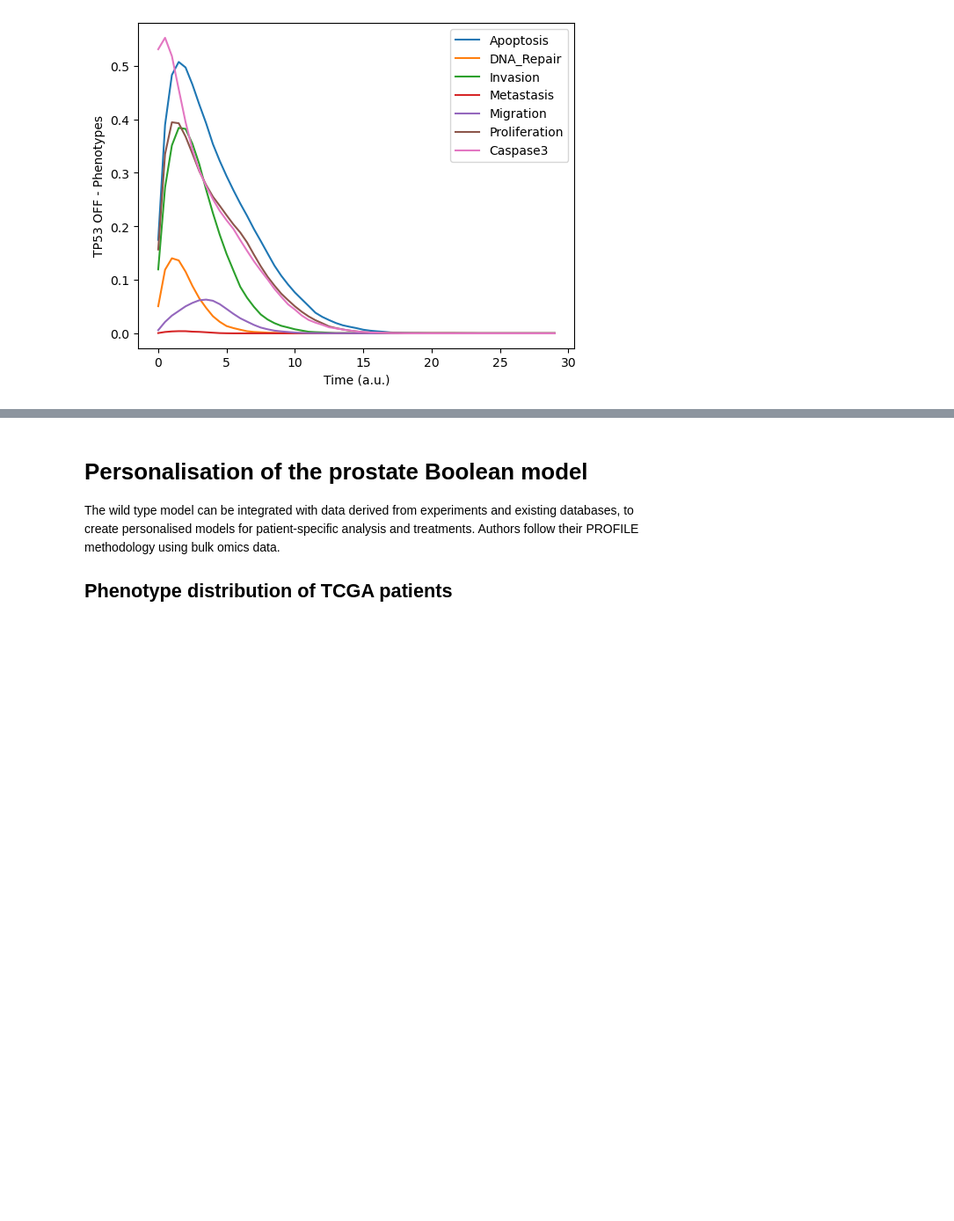
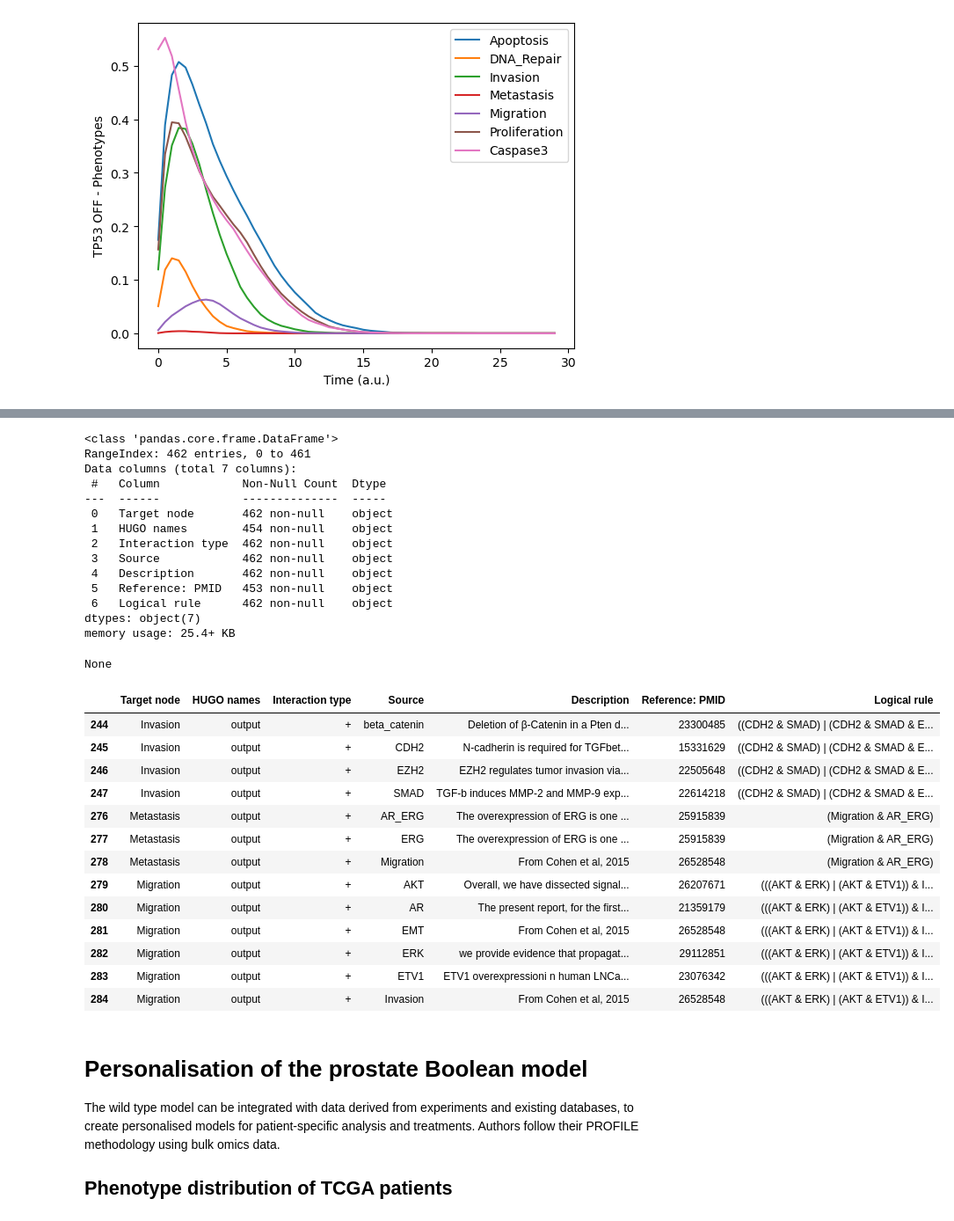
Before and after one commit to mirasac/intrdata, a Jupyter notebook: first/Marco_Casari_first_part.ipynb, the cells around one changed output, grey strips where cells are left out. Shown at 88% size. Drawn from its saved outputs; the diff is of its cells as text; code cells hidden in the pictures; blank space fills up the shorter version.

Commit message:
Complete notebook refactoring
Add notes.
Start experiment with data and parameters.

```diff
--- a/first/Marco_Casari_first_part.ipynb
+++ b/first/Marco_Casari_first_part.ipynb
@@ -487,3 +473,41 @@ plt.savefig("7.pdf")
+# %%
+# MC debug.
+display(df_nodes_interactions.info())
+display(df_nodes_interactions.loc[
+    (df_nodes_interactions["Target node"] == "Metastasis") |
+    (df_nodes_interactions["Target node"] == "Migration") |
+    (df_nodes_interactions["Target node"] == "Invasion")
+])
+# %% [output]
+<class 'pandas.core.frame.DataFrame'>
+RangeIndex: 462 entries, 0 to 461
+Data columns (total 7 columns):
+ #   Column            Non-Null Count  Dtype
+---  ------            --------------  -----
+ 0   Target node       462 non-null    object
+ 1   HUGO names        454 non-null    object
+ 2   Interaction type  462 non-null    object
+ 3   Source            462 non-null    object
+ 4   Description       462 non-null    object
+ 5   Reference: PMID   453 non-null    object
+ 6   Logical rule      462 non-null    object
+dtypes: object(7)
+memory usage: 25.4+ KB
+None
+|  | Target node | HUGO names | Interaction type | Source | Description | Reference: PMID | Logical rule |
+| 244 | Invasion | output | + | beta_catenin | Deletion of β-Catenin in a Pten d... | 23300485 | ((CDH2 & SMAD) | (CDH2 & SMAD & E... |
+| 245 | Invasion | output | + | CDH2 | N-cadherin is required for TGFbet... | 15331629 | ((CDH2 & SMAD) | (CDH2 & SMAD & E... |
+| 246 | Invasion | output | + | EZH2 | EZH2 regulates tumor invasion via... | 22505648 | ((CDH2 & SMAD) | (CDH2 & SMAD & E... |
+| 247 | Invasion | output | + | SMAD | TGF-b induces MMP-2 and MMP-9 exp... | 22614218 | ((CDH2 & SMAD) | (CDH2 & SMAD & E... |
+| 276 | Metastasis | output | + | AR_ERG | The overexpression of ERG is one ... | 25915839 | (Migration & AR_ERG) |
+| 277 | Metastasis | output | + | ERG | The overexpression of ERG is one ... | 25915839 | (Migration & AR_ERG) |
+| 278 | Metastasis | output | + | Migration | From Cohen et al, 2015 | 26528548 | (Migration & AR_ERG) |
+| 279 | Migration | output | + | AKT | Overall, we have dissected signal... | 26207671 | (((AKT & ERK) | (AKT & ETV1)) & I... |
+| 280 | Migration | output | + | AR | The present report, for the first... | 21359179 | (((AKT & ERK) | (AKT & ETV1)) & I... |
+| 281 | Migration | output | + | EMT | From Cohen et al, 2015 | 26528548 | (((AKT & ERK) | (AKT & ETV1)) & I... |
+| 282 | Migration | output | + | ERK | we provide evidence that propagat... | 29112851 | (((AKT & ERK) | (AKT & ETV1)) & I... |
+| 283 | Migration | output | + | ETV1 | ETV1 overexpressioni n human LNCa... | 23076342 | (((AKT & ERK) | (AKT & ETV1)) & I... |
+| 284 | Migration | output | + | Invasion | From Cohen et al, 2015 | 26528548 | (((AKT & ERK) | (AKT & ETV1)) & I... |
 # %% [markdown]
 # Personalisation of the prostate Boolean model
 The wild type model can be integrated with data derived from experiments and existing databases, to create personalised models for patient-specific analysis and treatments. Authors follow their PROFILE methodology using bulk omics data.
```
Also changed, not shown: parts of 67 cells of this notebook, 1 other file.
